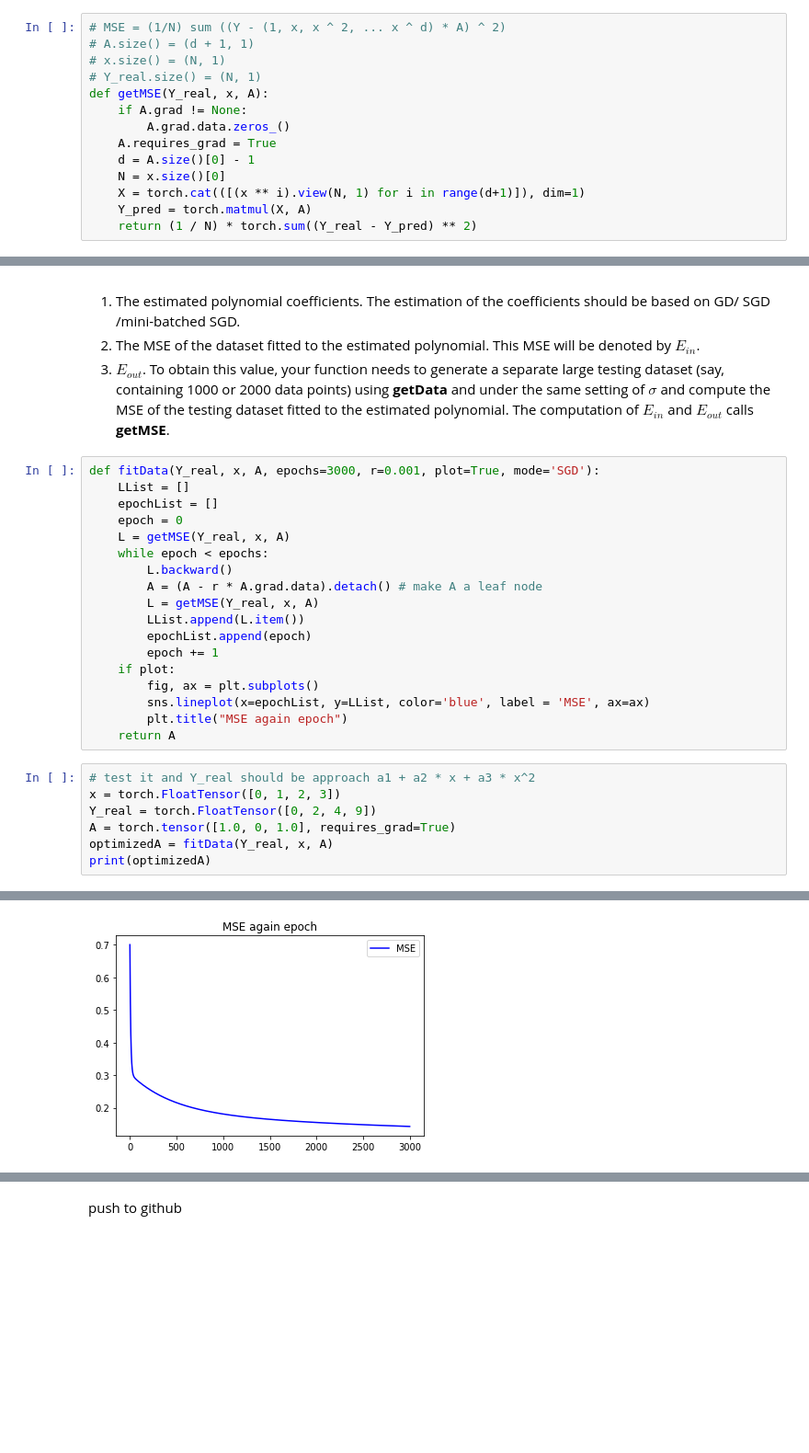
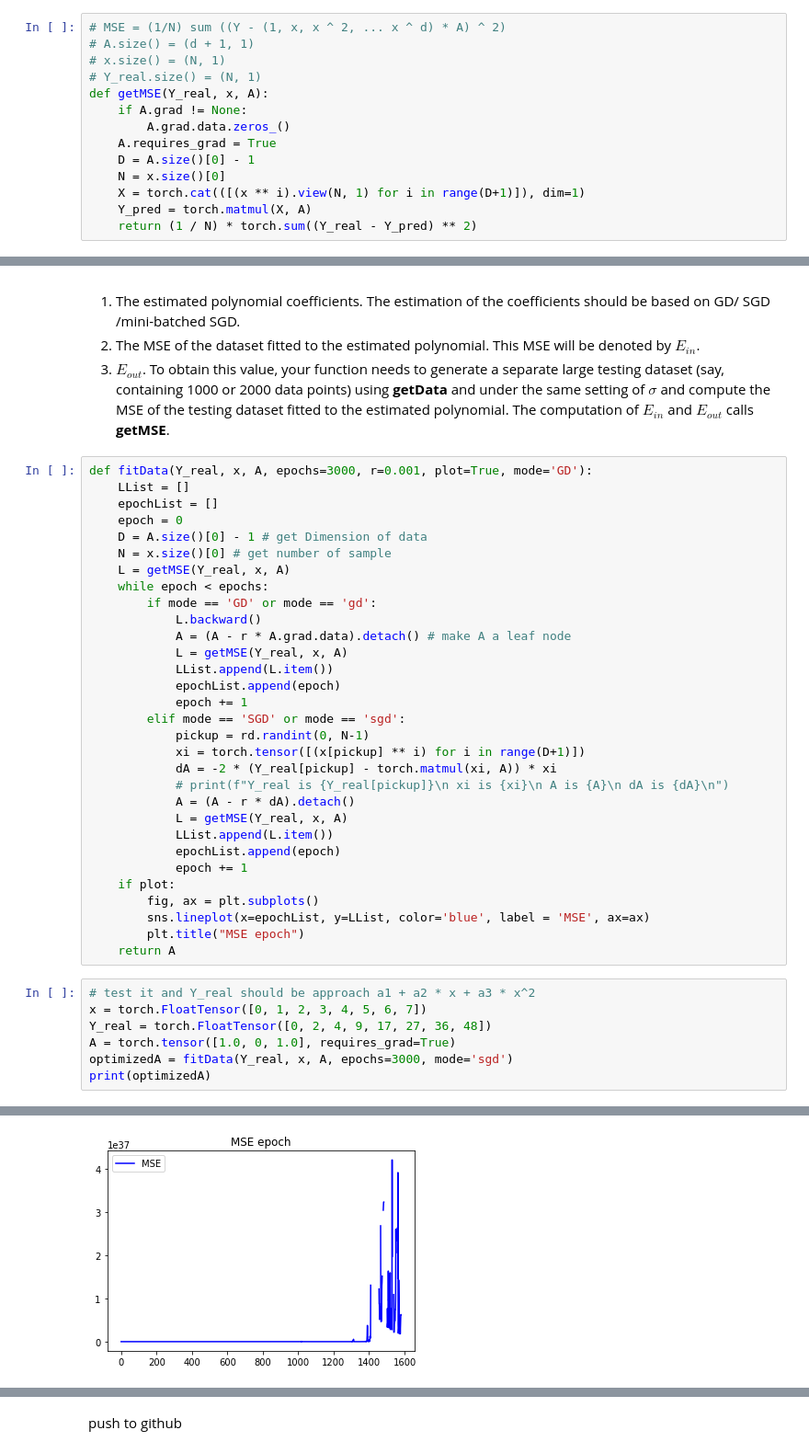
Before and after one commit to liushuyu6666/AI_relative, a Jupyter notebook: algorithm_explore/Gaussian_Regression.ipynb, the cells around one changed output, grey strips where cells are left out. Shown at 92% size. Drawn from its saved outputs; the diff is of its cells as text; blank space fills up the shorter version.

Commit message:
add fitData function by DG and SDG and then experience it a little

```diff
--- a/algorithm_explore/Gaussian_Regression.ipynb
+++ b/algorithm_explore/Gaussian_Regression.ipynb
@@ -63,9 +64,9 @@ def getMSE(Y_real, x, A):
     if A.grad != None:
         A.grad.data.zeros_()
     A.requires_grad = True
-    d = A.size()[0] - 1
+    D = A.size()[0] - 1
     N = x.size()[0]
-    X = torch.cat(([(x ** i).view(N, 1) for i in range(d+1)]), dim=1)
+    X = torch.cat(([(x ** i).view(N, 1) for i in range(D+1)]), dim=1)
     Y_pred = torch.matmul(X, A)
     return (1 / N) * torch.sum((Y_real - Y_pred) ** 2)
 # %%
@@ -106,28 +106,41 @@ containing 1000 or 2000 data points) using **getData** and under the same settin
 the MSE of the testing dataset fitted to the estimated polynomial.
 The computation of $E_{in}$ and $E_{out}$ calls **getMSE**.
 # %%
-def fitData(Y_real, x, A, epochs=3000, r=0.001, plot=True, mode='SGD'):
+def fitData(Y_real, x, A, epochs=3000, r=0.001, plot=True, mode='GD'):
     LList = []
     epochList = []
     epoch = 0
+    D = A.size()[0] - 1 # get Dimension of data
+    N = x.size()[0] # get number of sample
     L = getMSE(Y_real, x, A)
     while epoch < epochs:
-        L.backward()
-        A = (A - r * A.grad.data).detach() # make A a leaf node
-        L = getMSE(Y_real, x, A)
-        LList.append(L.item())
-        epochList.append(epoch)
-        epoch += 1
+        if mode == 'GD' or mode == 'gd':
+            L.backward()
+            A = (A - r * A.grad.data).detach() # make A a leaf node
+            L = getMSE(Y_real, x, A)
+            LList.append(L.item())
+            epochList.append(epoch)
+            epoch += 1
+        elif mode == 'SGD' or mode == 'sgd':
+            pickup = rd.randint(0, N-1)
+            xi = torch.tensor([(x[pickup] ** i) for i in range(D+1)])
+            dA = -2 * (Y_real[pickup] - torch.matmul(xi, A)) * xi
+            # print(f"Y_real is {Y_real[pickup]}\n xi is {xi}\n A is {A}\n dA is {dA}\n")
+            A = (A - r * dA).detach()
+            L = getMSE(Y_real, x, A)
+            LList.append(L.item())
+            epochList.append(epoch)
+            epoch += 1
     if plot:
         fig, ax = plt.subplots()
         sns.lineplot(x=epochList, y=LList, color='blue', label = 'MSE', ax=ax)
-        plt.title("MSE again epoch")
+        plt.title("MSE epoch")
     return A
 # %%
 # test it and Y_real should be approach a1 + a2 * x + a3 * x^2
-x = torch.FloatTensor([0, 1, 2, 3])
-Y_real = torch.FloatTensor([0, 2, 4, 9])
+x = torch.FloatTensor([0, 1, 2, 3, 4, 5, 6, 7])
+Y_real = torch.FloatTensor([0, 2, 4, 9, 17, 27, 36, 48])
 A = torch.tensor([1.0, 0, 1.0], requires_grad=True)
-optimizedA = fitData(Y_real, x, A)
+optimizedA = fitData(Y_real, x, A, epochs=3000, mode='sgd')
 print(optimizedA)
 # %% [output]
@@ -135 +148 @@ tensor([0.4324, 0.1184, 0.9054], requires_grad=True)
-[figure, old version]
+[figure, new version]
```
Also changed, not shown: parts of 4 cells of this notebook.
